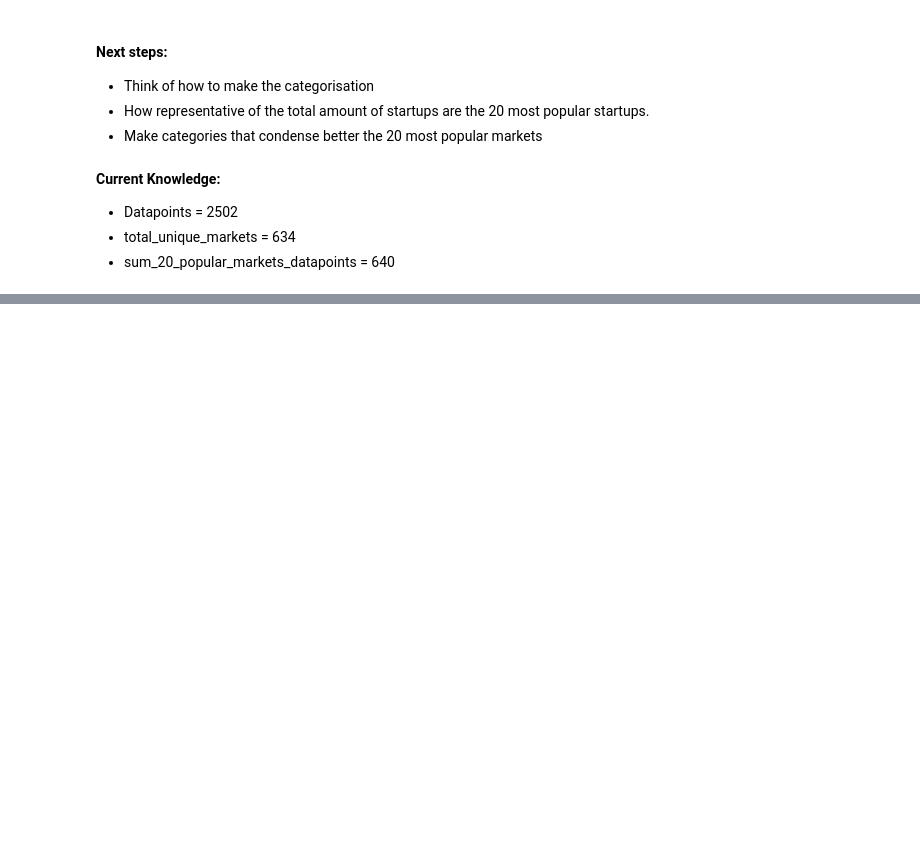
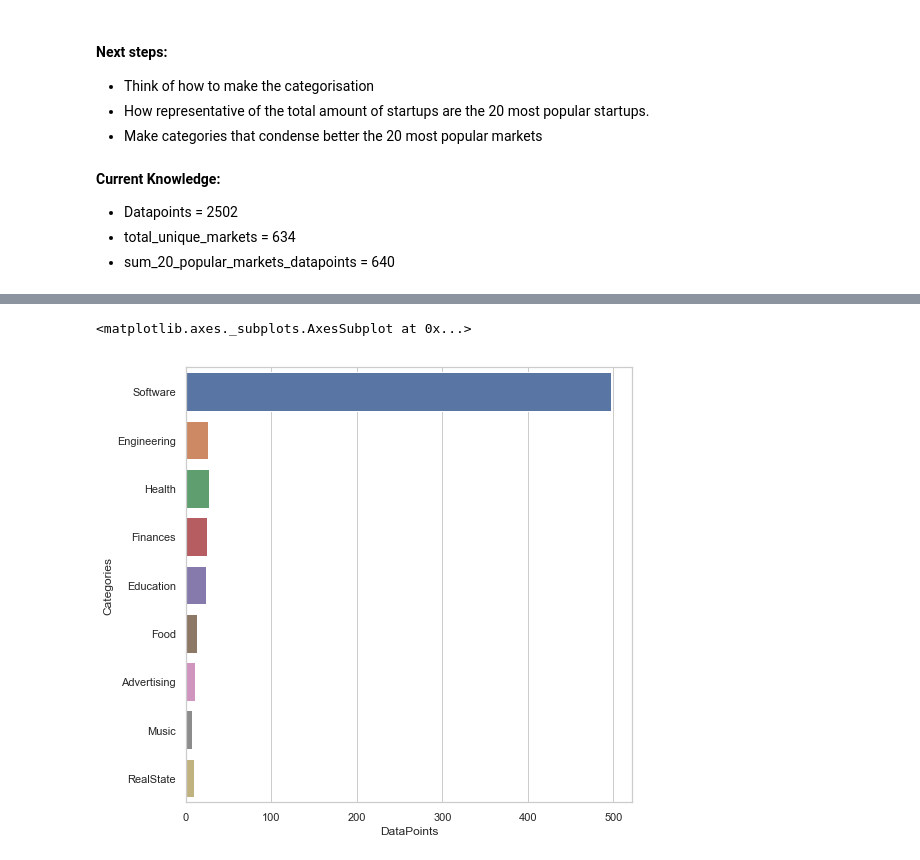
Before and after one commit to efitr/StartupDataScienceProject, a Jupyter notebook: SanFrancisco-Startup-Study.ipynb, the cells around one changed output, grey strips where cells are left out. Cells and saved outputs as stored; diff of their text form; code cells hidden in the pictures; blank space fills up the shorter version.

Commit message:
It's done, conclusion was made, this only got until the market study

```diff
--- a/SanFrancisco-Startup-Study.ipynb
+++ b/SanFrancisco-Startup-Study.ipynb
@@ -201,6 +202,16 @@ sum_20_popular_markets_datapoints = market_20_most_popular[0:20].sum()
 sum_20_popular_markets_datapoints
 # %% [output]
 640
+# %%
+software_num = 172 + 104 + 53 + 31 + 31 + 25 + 25 + 19 + 14 + 8 + 8 + 7
+engineering_num = 26
+health_num = 27
+finances_num = 25
+education_num = 24
+food_num = 13
+advertising_num = 11
+music_num = 7
+realstate_num = 10
 # %% [markdown]
 #### Next steps:
  * Think of how to make the categorisation
@@ -233,0 +240,13 @@ __Current Knowledge:__
+# %%
+# Three columns: Category, Num Population at it, Porcentage of Population
+categories_data = [('Software', software_num, software_num/sum_20_popular_markets_datapoints),
+                   ('Engineering', engineering_num, engineering_num/sum_20_popular_markets_datapoints),
+                   ('Health', health_num, health_num/sum_20_popular_markets_datapoints),
+                   ('Finances', finances_num, finances_num/sum_20_popular_markets_datapoints),
+                   ('Education', education_num, education_num/sum_20_popular_markets_datapoints),
+                   ('Food', food_num, food_num/sum_20_popular_markets_datapoints),
+                   ('Advertising', advertising_num, advertising_num/sum_20_popular_markets_datapoints),
+                   ('Music', music_num, music_num/sum_20_popular_markets_datapoints),
+                   ('RealState', realstate_num, realstate_num/sum_20_popular_markets_datapoints)]
+labels = ['Categories', 'DataPoints', 'Percentage of Total']
+categories_df = pd.DataFrame.from_records(categories_data, columns=labels)
@@ -233,0 +269,6 @@ __Current Knowledge:__
+# %%
+plt.subplots(figsize = (8 , 8))
+sns.barplot(y=categories_df['Categories'], x=categories_df['DataPoints'])
+# %% [output]
+<matplotlib.axes._subplots.AxesSubplot at 0x...>
+[figure, added]
```
Also changed, not shown: parts of 6 cells of this notebook.
